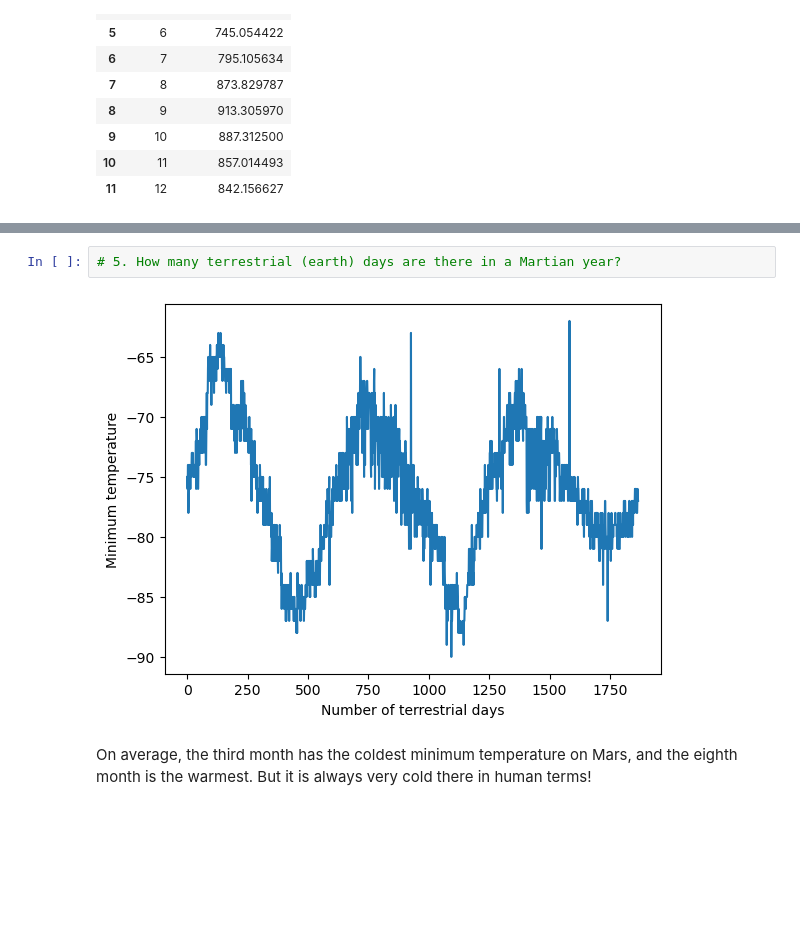
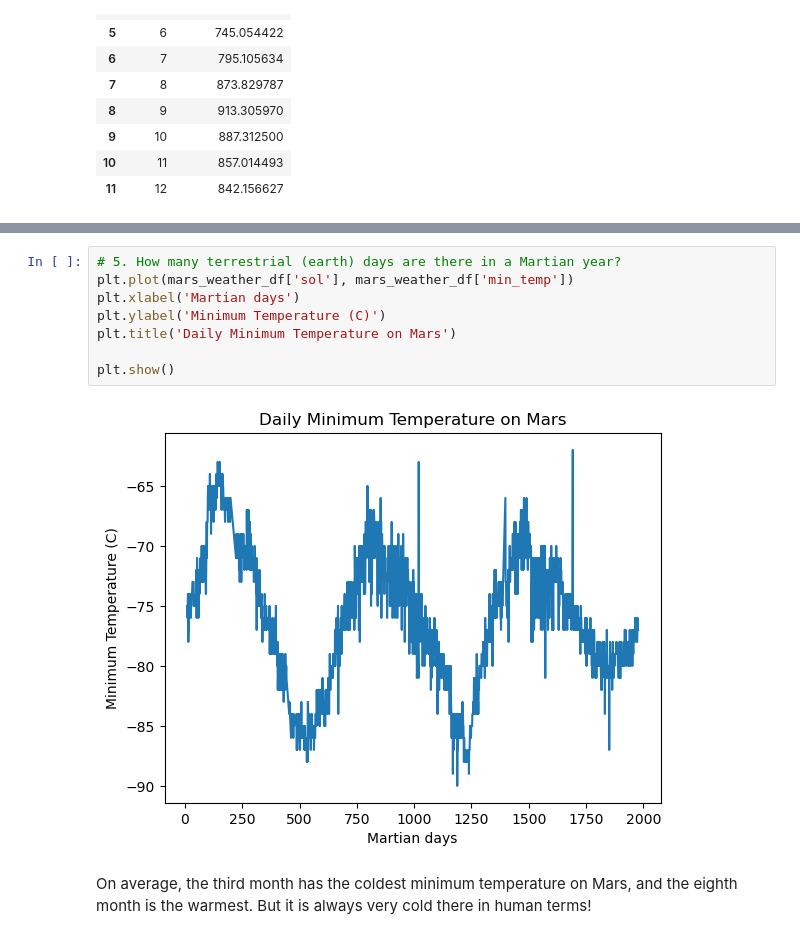
Before and after one commit to jovanecano/Mars-News-Weather, a Jupyter notebook: Module_11/part_2_mars_weather.ipynb, the cells around one changed output, grey strips where cells are left out. Cells and saved outputs as stored; diff of their text form; blank space fills up the shorter version.

```diff
--- a/Module_11/part_2_mars_weather.ipynb
+++ b/Module_11/part_2_mars_weather.ipynb
@@ -270,7 +276,13 @@ avg_pres_by_month
 # %%
 # 5. How many terrestrial (earth) days are there in a Martian year?
+plt.plot(mars_weather_df['sol'], mars_weather_df['min_temp'])
+plt.xlabel('Martian days')
+plt.ylabel('Minimum Temperature (C)')
+plt.title('Daily Minimum Temperature on Mars')
+
+plt.show()
 # %% [output]
-[figure, old version]
+[figure, new version]
 # %% [markdown]
 On average, the third month has the coldest minimum temperature on Mars, and the eighth month is the warmest. But it is always very cold there in human terms!
 # %% [markdown]
```
Also changed, not shown: parts of 3 cells of this notebook, 1 other file.
